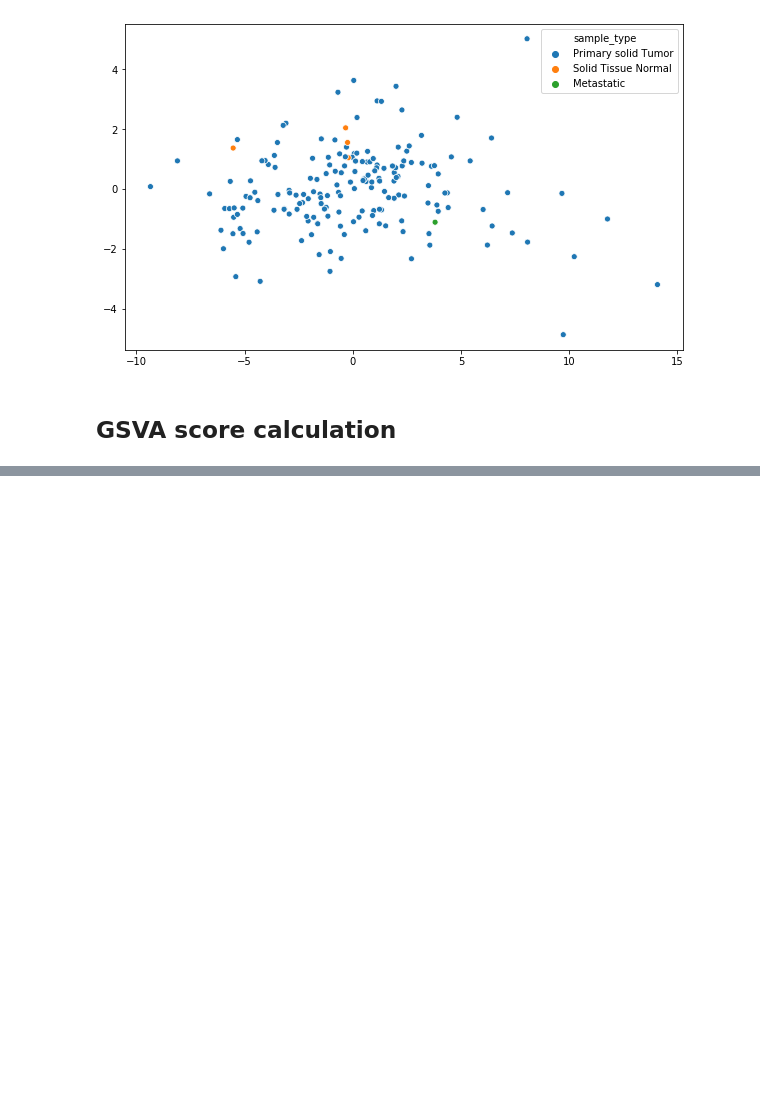
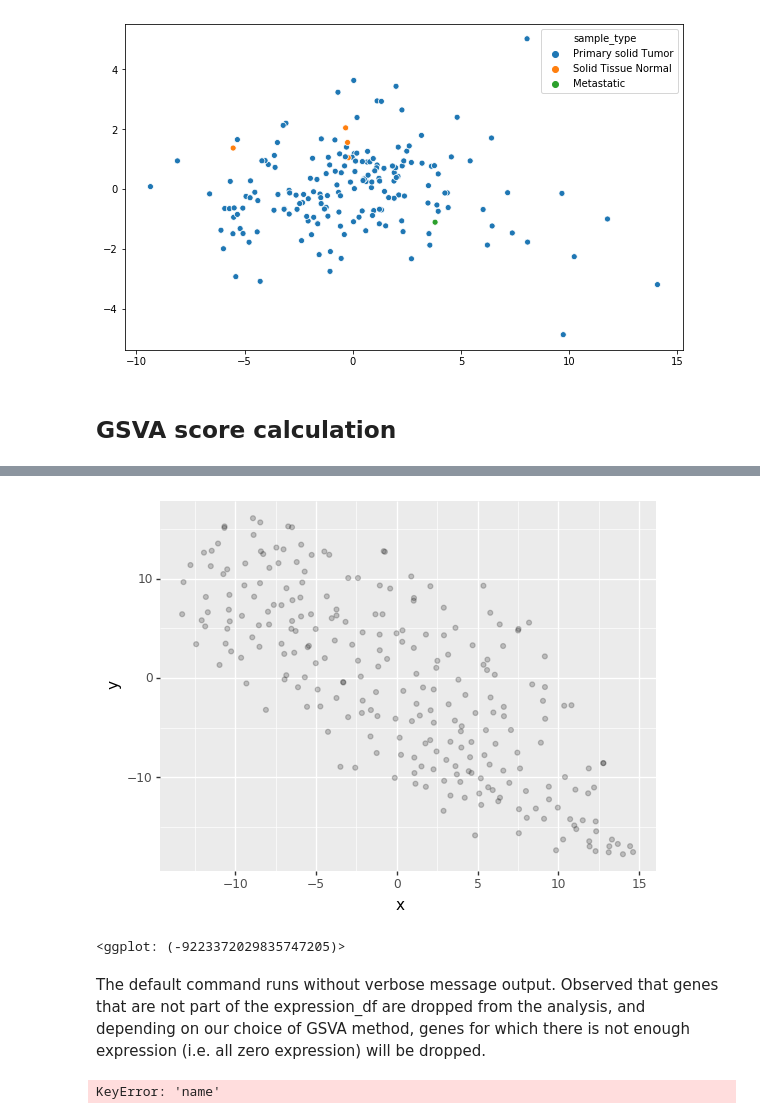
Before and after one commit to mahaksharma/ElucidataSubmission, a Jupyter notebook: Elucidata assignment solution.ipynb, the cells around one changed output, grey strips where cells are left out. Cells and saved outputs as stored; diff of their text form; code cells hidden in the pictures; blank space fills up the shorter version.

Commit message:
Add files via upload
Final solution file with GSVA score calculation error

```diff
--- a/Elucidata assignment solution.ipynb
+++ b/Elucidata assignment solution.ipynb
@@ -428,0 +429,3 @@ df = pd.DataFrame(XV).rename(columns={0:'x',1:'y'})
+# %%
+expression_df = pd.read_csv('/Users/mahaksharma/Desktop/Finalised Assignment_01.01.2020/Copy of Pancreas_log_tpm_RNAseq_mat.csv',index_col=0)
+expression_df.iloc[0:5,0:5]
@@ -428,0 +439,17 @@ df = pd.DataFrame(XV).rename(columns={0:'x',1:'y'})
+# %%
+XV = TSNE(n_components=2).\
+    fit_transform(expression_df.T)
+df = pd.DataFrame(XV).rename(columns={0:'x',1:'y'})
+(ggplot(df,aes(x='x',y='y'))
+ + geom_point(alpha=0.2)
+)
+# %% [output]
+[figure, added]
+<ggplot: (-9223372029835747205)>
+# %% [markdown]
+The default command runs without verbose message output. Observed that genes that are not part of the expression_df are dropped from the analysis, and depending on our choice of GSVA method, genes for which there is not enough expression (i.e. all zero expression) will be dropped.
+# %%
+pathways_df = gsva(expression_df,ifn_sig)
+#pathways_df.iloc[0:5,0:5]
+# %% [output]
+KeyError: 'name'
```
Also changed, not shown: parts of 4 cells of this notebook.
